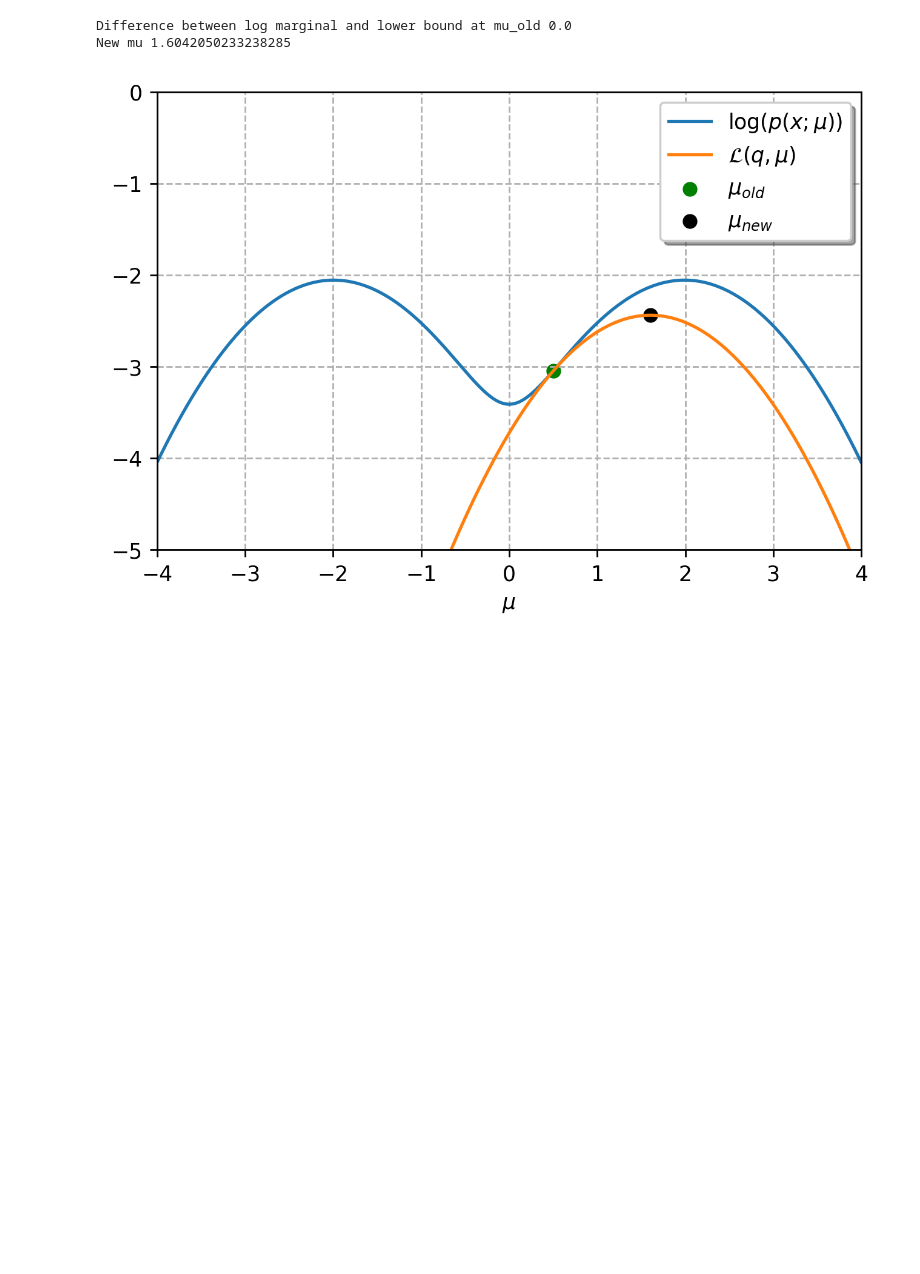
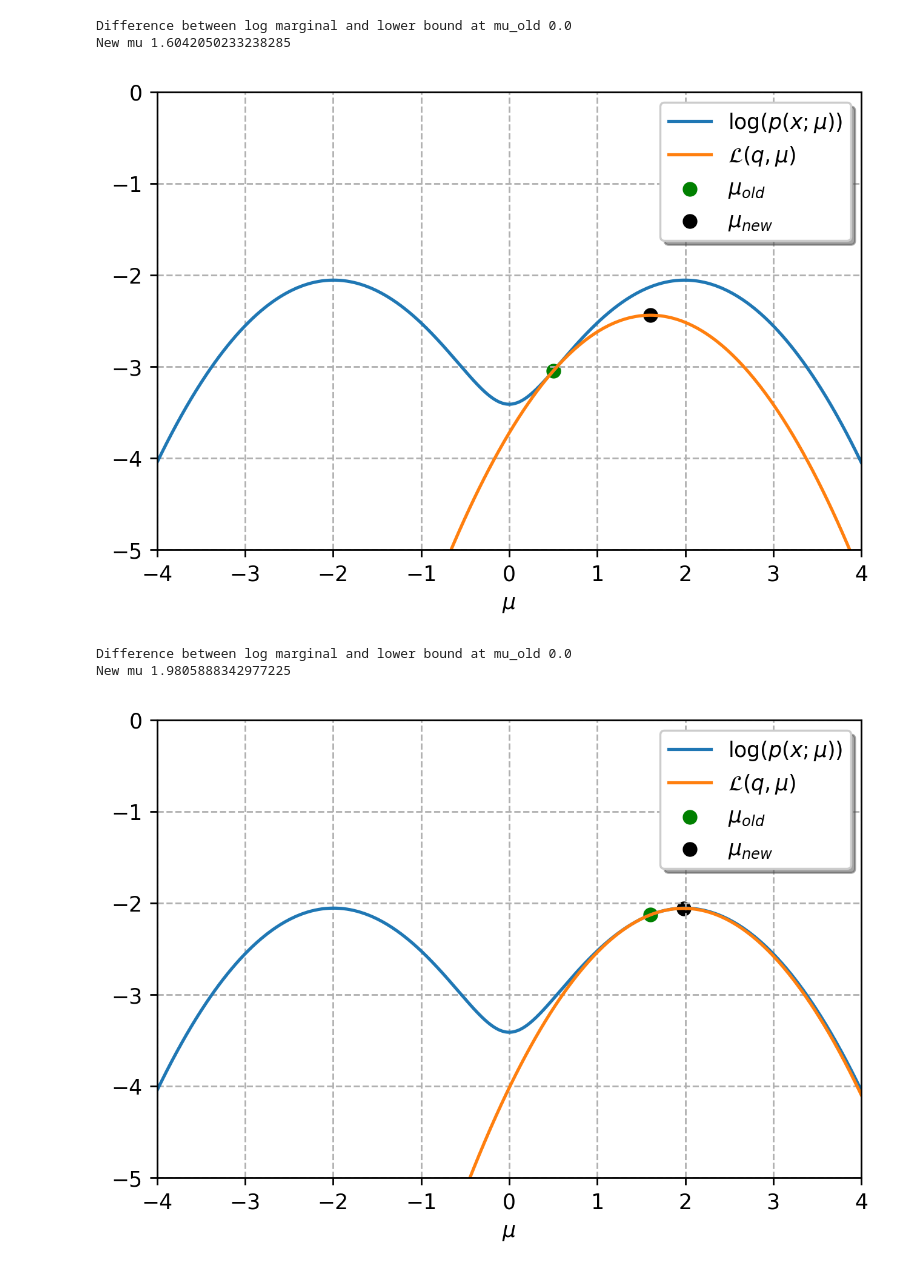
Before and after one commit to ceroytres/website_notebooks, a Jupyter notebook: EM.ipynb, the cells around one changed output. Saved outputs shown, nothing was run; the diff lists cells and outputs as text; code cells hidden in the pictures; blank space fills up the shorter version.

```diff
--- a/EM.ipynb
+++ b/EM.ipynb
@@ -31,15 +31,15 @@ def compute_log_marginal(x: np.ndarray, mu: float) -> float:
 
 def LBO(mu: float, mu_old: float, x: np.ndarray) -> float:
   eps = 1e-32
-  gamma = np.stack([norm.pdf(x, loc=mu_old) * pi,
-                    (1-pi) * norm.pdf(x, loc=-mu_old)], axis = 1)
+  gamma = np.stack([norm.pdf(x, loc=-mu_old) * (1-pi),
+                    pi * norm.pdf(x, loc=mu_old)], axis = 1)
   gamma += eps
   gamma = gamma/np.sum(gamma, axis = 1, keepdims=True)
 
   entropy = -np.mean(np.sum(gamma*np.log(gamma + eps), axis = 1))
 
-  Q = gamma[:,0] * (np.log(pi) + np.log(norm.pdf(x,loc=mu)+eps)) + \
-      gamma[:,1] * (np.log(1-pi) + np.log(norm.pdf(x, loc=-mu)+eps))
+  Q = gamma[:,1] * (np.log(pi) + np.log(norm.pdf(x,loc=mu)+eps)) + \
+      gamma[:,0] * (np.log(1-pi) + np.log(norm.pdf(x, loc=-mu)+eps))
 
   Q = np.mean(Q)
   LBO = Q + entropy
@@ -48,14 +48,15 @@ def LBO(mu: float, mu_old: float, x: np.ndarray) -> float:
 
 def em_step(x: np.ndarray, mu_old: float) -> float:
   eps = 1e-32
-  gamma = np.stack([norm.pdf(x, loc=mu_old) * pi,
-                    (1-pi) * norm.pdf(x, loc=-mu_old)], axis = 1)
+  gamma = np.stack([norm.pdf(x, loc=-mu_old) * (1-pi),
+                    pi * norm.pdf(x, loc=mu_old)], axis = 1)
   gamma += eps
   gamma = gamma/np.sum(gamma, axis = 1, keepdims=True)
-  new_mu = np.mean(x * (gamma[:,0]-gamma[:,1]))
+
+  new_mu = np.mean(x * (gamma[:,1]-gamma[:,0]))
   return new_mu
 # %%
-mu_old = .5
+mu_old = 0.5
 
 mus = np.linspace(-4,4,1000)
 log_marginal = [compute_log_marginal(x, m) for m in mus]
@@ -85,3 +86,34 @@ plt.grid(linestyle='dashed')
 plt.show()
 # %% [output]
 [figure]
+# %%
+mu_old = mu_new
+
+mus = np.linspace(-4,4,1000)
+log_marginal = [compute_log_marginal(x, m) for m in mus]
+elbo = [LBO(m, mu_old, x) for m in mus]
+
+old_marignal = compute_log_marginal(x, mu_old)
+old_lbo = LBO(mu_old,mu_old,x)
+
+mu_new = em_step(x, mu_old)
+new_lbo = LBO(mu_new, mu_old, x)
+print(f"Difference between log marginal and lower bound at mu_old {old_lbo - old_marignal}")
+print(f"New mu {mu_new}")
+# %% [output]
+Difference between log marginal and lower bound at mu_old 0.0
+New mu 1.9805888342977225
+# %%
+plt.figure(dpi=250)
+plt.plot(mus, log_marginal, label=r"$\log(p(x;\mu))$")
+plt.plot(mus, elbo, label = r"$\mathcal{L}(q,\mu)$")
+plt.scatter([mu_old], [old_lbo], c="g",label = r"$\mu_{old}$")
+plt.scatter([mu_new], [new_lbo], c="k",label = r"$\mu_{new}$")
+plt.xlabel(r"$\mu$")
+plt.legend(fancybox=True, shadow=True)
+plt.xlim([-4,4])
+plt.ylim([-5,0])
+plt.grid(linestyle='dashed')
+plt.show()
+# %% [output]
+[figure, added]
```
